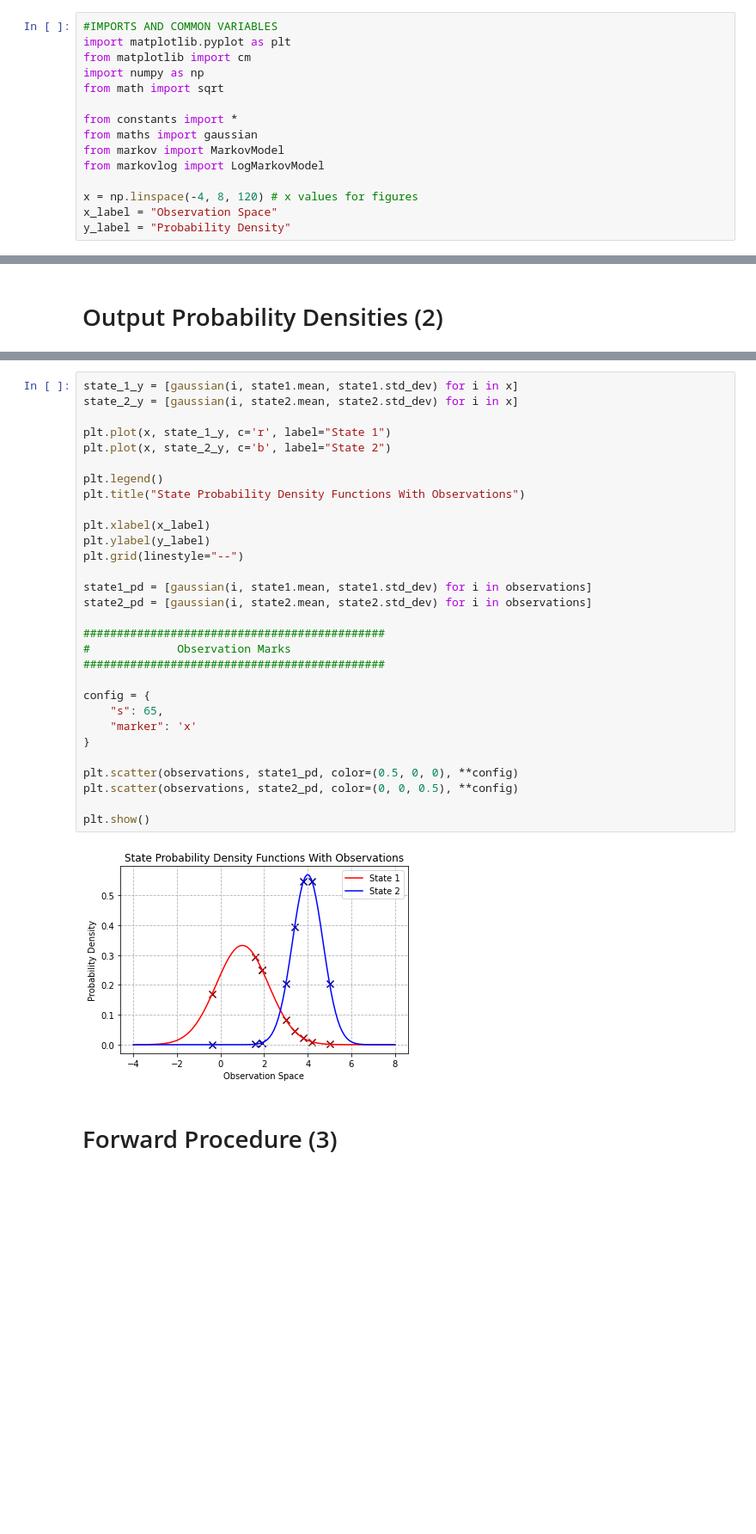
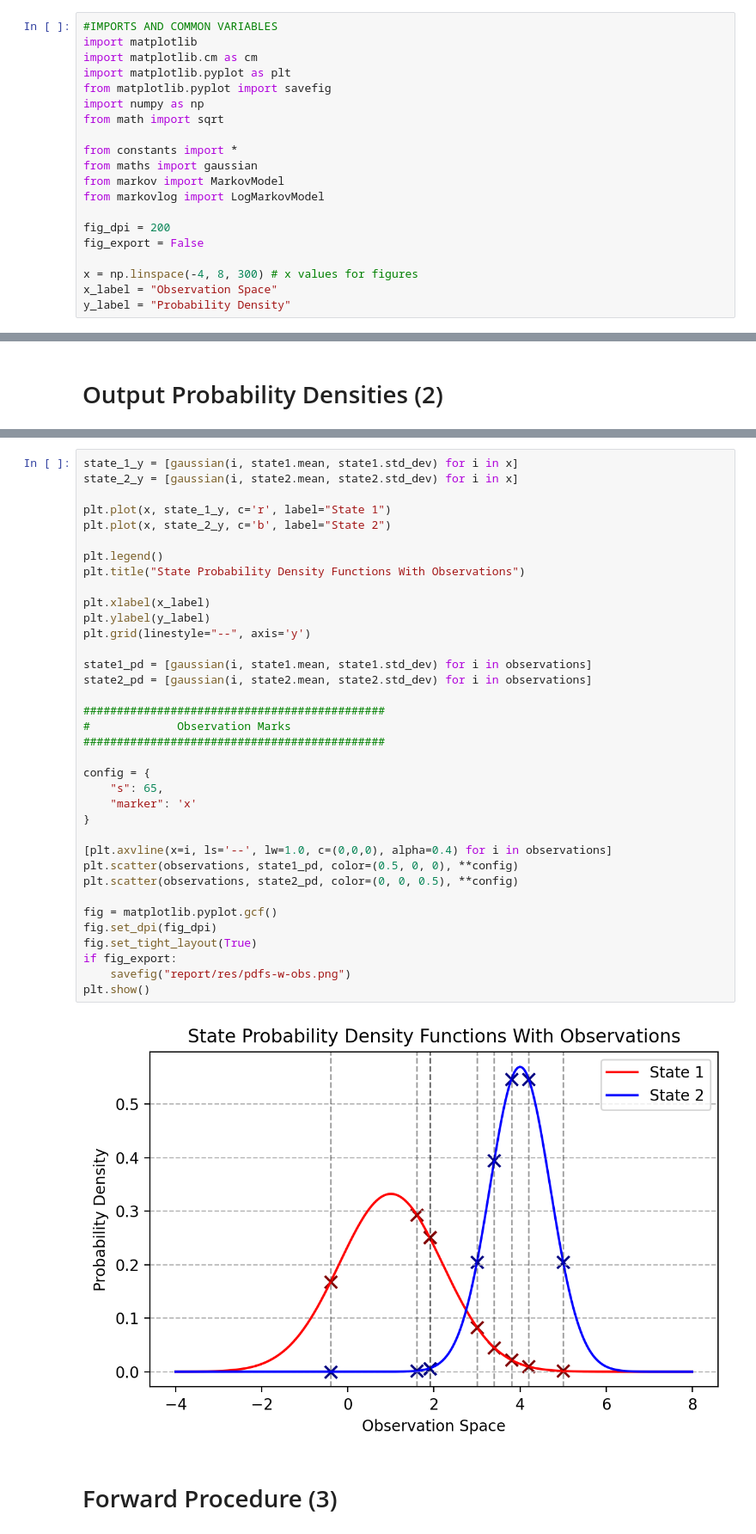
Before and after one commit to Sarsoo/markov-models, a Jupyter notebook: markov.ipynb, the cells around one changed output, grey strips where cells are left out. Shown at 86% size. Saved outputs shown, nothing was run; the diff lists cells and outputs as text; blank space fills up the shorter version.

```diff
--- a/markov.ipynb
+++ b/markov.ipynb
@@ -1,7 +1,9 @@
 # %%
 #IMPORTS AND COMMON VARIABLES
+import matplotlib
+import matplotlib.cm as cm
 import matplotlib.pyplot as plt
-from matplotlib import cm
+from matplotlib.pyplot import savefig
 import numpy as np
 from math import sqrt
 
@@ -10,7 +12,10 @@ from maths import gaussian
 from markov import MarkovModel
 from markovlog import LogMarkovModel
 
-x = np.linspace(-4, 8, 120) # x values for figures
+fig_dpi = 200
+fig_export = False
+
+x = np.linspace(-4, 8, 300) # x values for figures
 x_label = "Observation Space"
 y_label = "Probability Density"
 # %% [markdown]
@@ -52,35 +63,41 @@ for obs in observations:
 # %%
 state_1_y = [gaussian(i, state1.mean, state1.std_dev) for i in x]
 state_2_y = [gaussian(i, state2.mean, state2.std_dev) for i in x]
 
 plt.plot(x, state_1_y, c='r', label="State 1")
 plt.plot(x, state_2_y, c='b', label="State 2")
 
 plt.legend()
 plt.title("State Probability Density Functions With Observations")
 
 plt.xlabel(x_label)
 plt.ylabel(y_label)
-plt.grid(linestyle="--")
+plt.grid(linestyle="--", axis='y')
 
 state1_pd = [gaussian(i, state1.mean, state1.std_dev) for i in observations]
 state2_pd = [gaussian(i, state2.mean, state2.std_dev) for i in observations]
 
 #############################################
 #             Observation Marks
 #############################################
 
 config = {
     "s": 65,
     "marker": 'x'
 }
 
+[plt.axvline(x=i, ls='--', lw=1.0, c=(0,0,0), alpha=0.4) for i in observations]
 plt.scatter(observations, state1_pd, color=(0.5, 0, 0), **config)
 plt.scatter(observations, state2_pd, color=(0, 0, 0.5), **config)
 
+fig = matplotlib.pyplot.gcf()
+fig.set_dpi(fig_dpi)
+fig.set_tight_layout(True)
+if fig_export:
+    savefig("report/res/pdfs-w-obs.png")
 plt.show()
 # %% [output]
-[figure, old version]
+[figure, new version]
 # %% [markdown]
 # Forward Procedure (3)
 # %%
```
Also changed, not shown: parts of 15 cells of this notebook, 14 other files.
